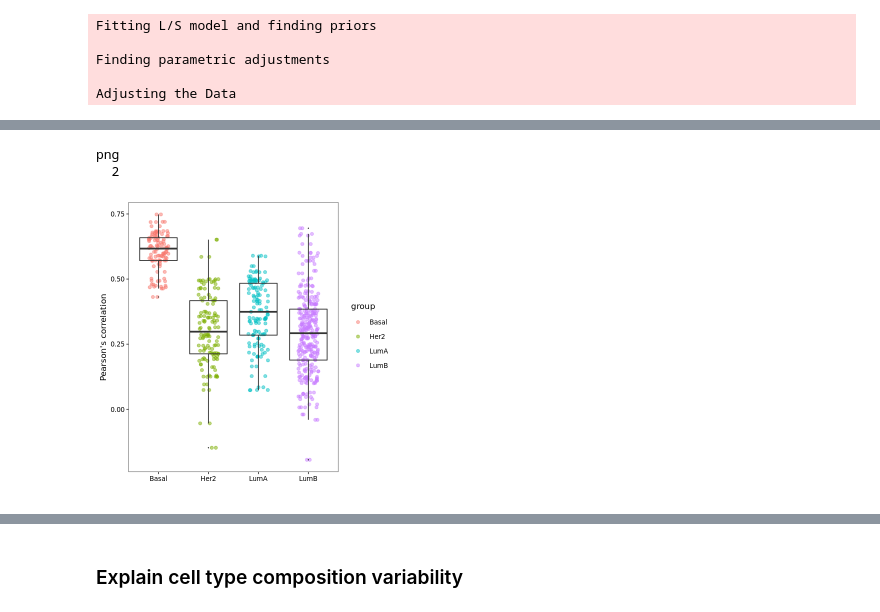
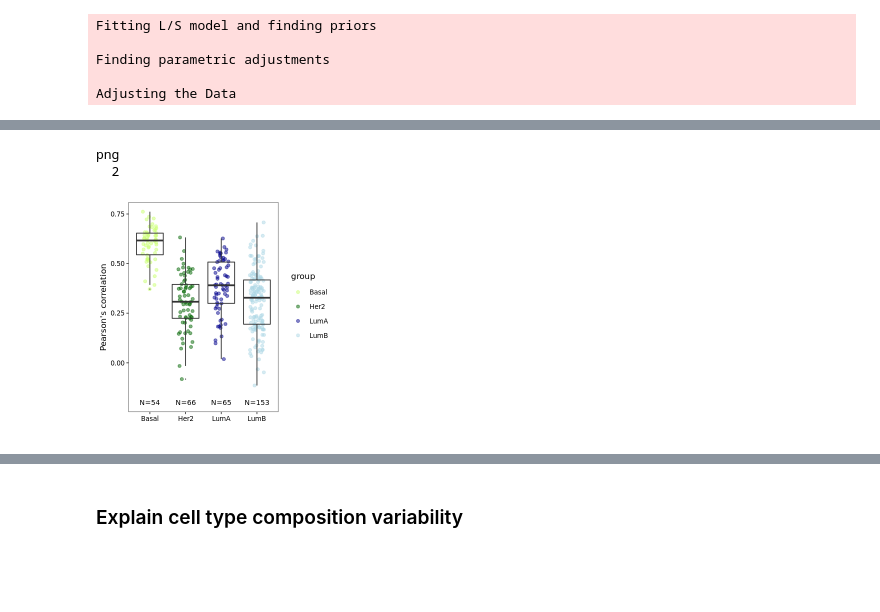
Before and after one commit to klarman-cell-observatory/HTAPP-Pipelines, a Jupyter notebook: HTAPP_MBC/02_sc-sn_analysis/02.6_explainVariability.ipynb, the cells around one changed output, grey strips where cells are left out. Cells and saved outputs as stored; diff of their text form; code cells hidden in the pictures; blank space fills up the shorter version.

```diff
--- a/HTAPP_MBC/02_sc-sn_analysis/02.6_explainVariability.ipynb
+++ b/HTAPP_MBC/02_sc-sn_analysis/02.6_explainVariability.ipynb
@@ -408,12 +467,12 @@ receptors_biopsy=c("ER+/PR+/HER2+"="darkblue","ER+/PR+/HER2-"="blue","ER+/PR-/HE
         site_biopsy=unlist(ti_colors),
          PAM50.subtype_sc=c("Basal"="darkolivegreen1","Her2"="darkgreen","LumA"="darkblue","LumB"="lightblue"))
 # %%
-cols=list(pat=c("HTAPP-223"="green","HTAPP-262"="red","HTAPP-862"="blue","HTAPP-887"="yellow","ND"="black"),
-receptors_biopsy=c("ER+/PR+/HER2+"="darkblue","ER+/PR+/HER2-"="blue","ER+/PR-/HER2+"="cornflowerblue","ER+/PR-/HER2-"="deepskyblue","ER-/PR-/HER2+"="darkgreen","ER-/PR-/HER2-"="darkolivegreen1"),
-         receptors_biopsy_simpl=c("HR+/HER2+"="darkblue","HR+/HER2-"="lightblue","HR-/HER2+"="darkgreen","HR-/HER2-"="darkolivegreen1"),
-         mode=c("V2"="grey","V3"="black"),
-         method= c("snRNAseq"="grey","scRNAseq"="black"),
-         PAM50.subtype_sc=c("Basal"="darkolivegreen1","Her2"="darkgreen","LumA"="darkblue","LumB"="lightblue"))
+#cols=list(pat=c("HTAPP-223"="green","HTAPP-262"="red","HTAPP-862"="blue","HTAPP-887"="yellow","ND"="black"),
+#receptors_biopsy=c("ER+/PR+/HER2+"="darkblue","ER+/PR+/HER2-"="blue","ER+/PR-/HER2+"="cornflowerblue","ER+/PR-/HER2-"="deepskyblue","ER-/PR-/HER2+"="darkgreen","ER-/PR-/HER2-"="darkolivegreen1"),
+#         receptors_biopsy_simpl=c("HR+/HER2+"="darkblue","HR+/HER2-"="lightblue","HR-/HER2+"="darkgreen","HR-/HER2-"="darkolivegreen1"),
+#         mode=c("V2"="grey","V3"="black"),
+#         method= c("snRNAseq"="grey","scRNAseq"="black"),
+#         PAM50.subtype_sc=c("Basal"="darkolivegreen1","Her2"="darkgreen","LumA"="darkblue","LumB"="lightblue"))
 # %%
 pca=prcomp(t(feat_filt$filtered_data))
 # %%
@@ -474,24 +591,26 @@ for (g in gs){
 }
 res_all[,pat1:=gsub("-SMP.*","",Var1),]
 res_all[,pat2:=gsub("-SMP.*","",Var2),]
+res_all[,comb:=paste0(sort(c(Var1,Var2)),collapse = "_"),by=1:nrow(res_all)]
+res_all=res_all[!duplicated(comb)]
 res_all=res_all[pat1!=pat2]
 
 pvals=as.data.table(t(combn(x=gs,m=2)))
 pvals[,pval:=wilcox.test(res_all[group==V1,]$value,res_all[group==V2,]$value)$p.value,by=1:nrow(pvals)]
 # %%
-options(repr.plot.width = 5, repr.plot.height =5)
+options(repr.plot.width = 4, repr.plot.height =4)
 pl=ggplot(res_all,aes(x=group,y=value))+
 geom_point(position=position_jitter(width=0.2),alpha=0.5,aes(col=group))+
-geom_boxplot(fill="transparent",outlier.size = 0)+
-ylab("Pearson's correlation")+xlab("")
-pdf("cor_boxpl_var_genes.pdf",width = 5, height=5)
+geom_boxplot(fill="transparent",outlier.size = 0)+scale_color_manual(values = cols$PAM50.subtype_sc)+
+ylab("Pearson's correlation")+xlab("")+stat_summary(fun.data = give.n,fun.args = c(y=-0.2), geom = "text",size=3)
+pdf("cor_boxpl_var_genes.pdf",width = 4, height=4)
 pl
 dev.off()
 pl
 # %% [output]
 png
   2
-[figure, old version]
+[figure, new version]
 # %%
 pvals
 # %% [output]
```
Also changed, not shown: parts of 50 cells of this notebook, 3 other files.
